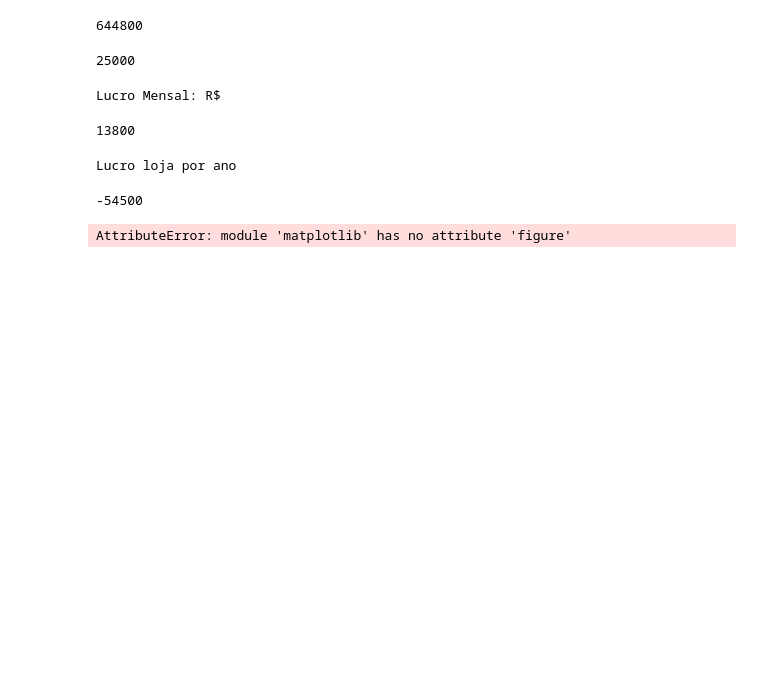
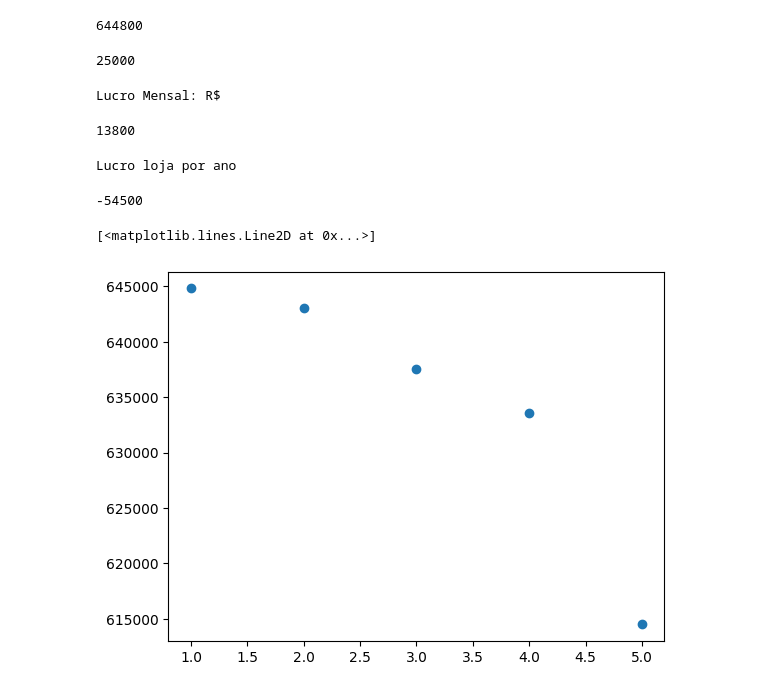
Before and after one commit to Hunter7210/Python_Study, a Jupyter notebook: Aula 15/Dashboard.ipynb, the cells around one changed output. Drawn from its saved outputs; the diff is of its cells as text; code cells hidden in the pictures; blank space fills up the shorter version.

```diff
--- a/Aula 15/Dashboard.ipynb
+++ b/Aula 15/Dashboard.ipynb
@@ -122,16 +122,14 @@ Lucro loja por ano
 for i in range(1,6):
     faturamento_anual = faturamento_loja_ano(i)
     lucros_mes = extrair_lucro_loja_ano(i)
-# %%
-categorias = ['Loja1','Loja3','Loja3','Loja4','Loja5','Loja6']
-# Plotar o gráfico
-# Plotar gráfico de barras das notas com Seaborn
-plt.figure(figsize=(8, 6))  # Criar uma figura com tamanho específico
-plt.bar(categorias, extrair_dados_loja_mes, color='skyblue') # Plotar gráfico de barras com Seaborn
-plt.title('Gráfico de Barras das Notas - Seaborn')  # Definir título do gráfico
-plt.xlabel('Alunos')  # Definir rótulo do eixo x
-plt.ylabel('Notas')  # Definir rótulo do eixo y
-plt.grid(True)  # Habilitar grade no gráfico
-plt.show()  # Mostrar o gráfico
-# %% [output]
-AttributeError: module 'matplotlib' has no attribute 'figure'
+# %%
+lojas = range(1,6)
+faturamento = []
+
+for i in lojas:
+    faturamento.append(faturamento_loja_ano(i))
+
+plt.plot(lojas, faturamento, 'o')
+# %% [output]
+[<matplotlib.lines.Line2D at 0x...>]
+[figure, added]
```
Also changed, not shown: parts of 3 cells of this notebook, 1 other file.
